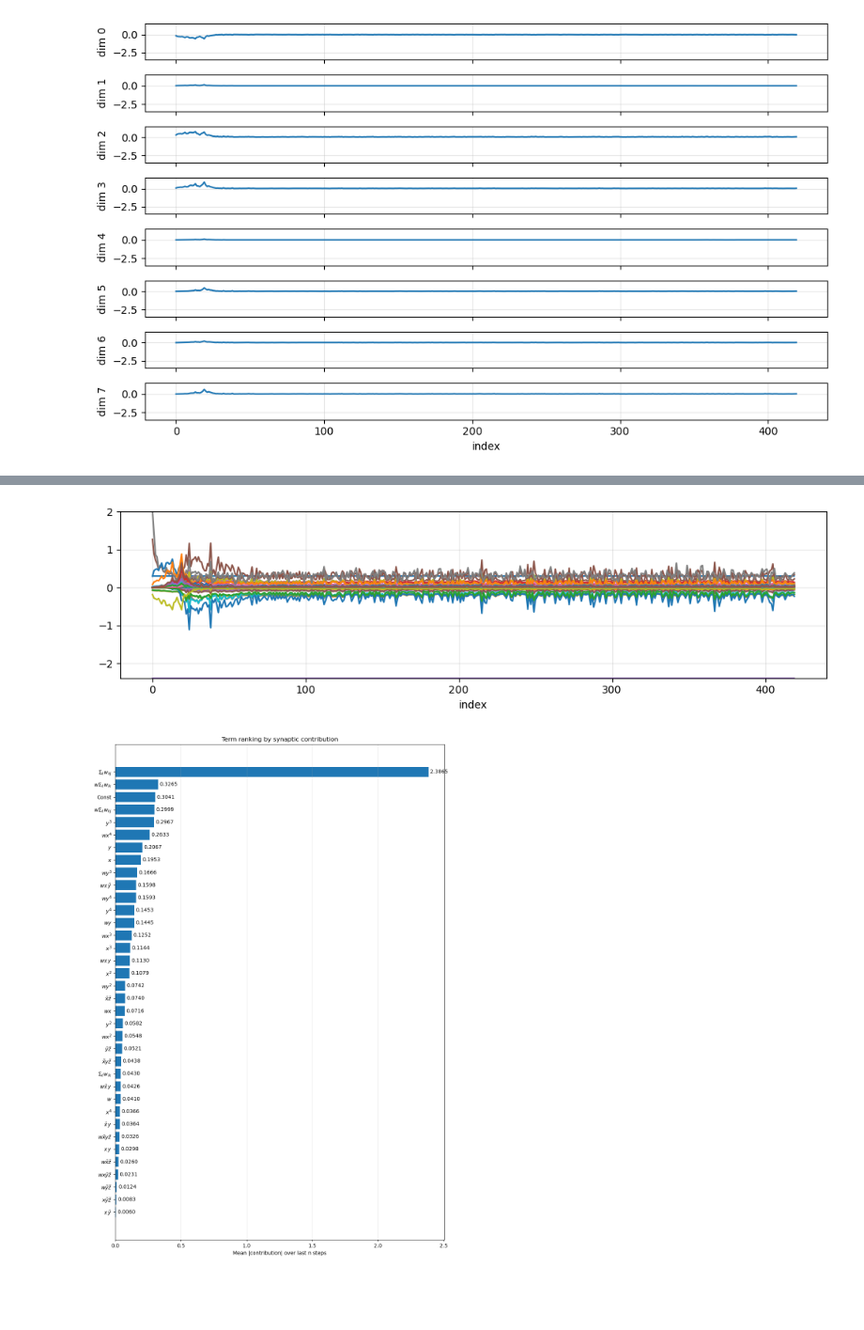
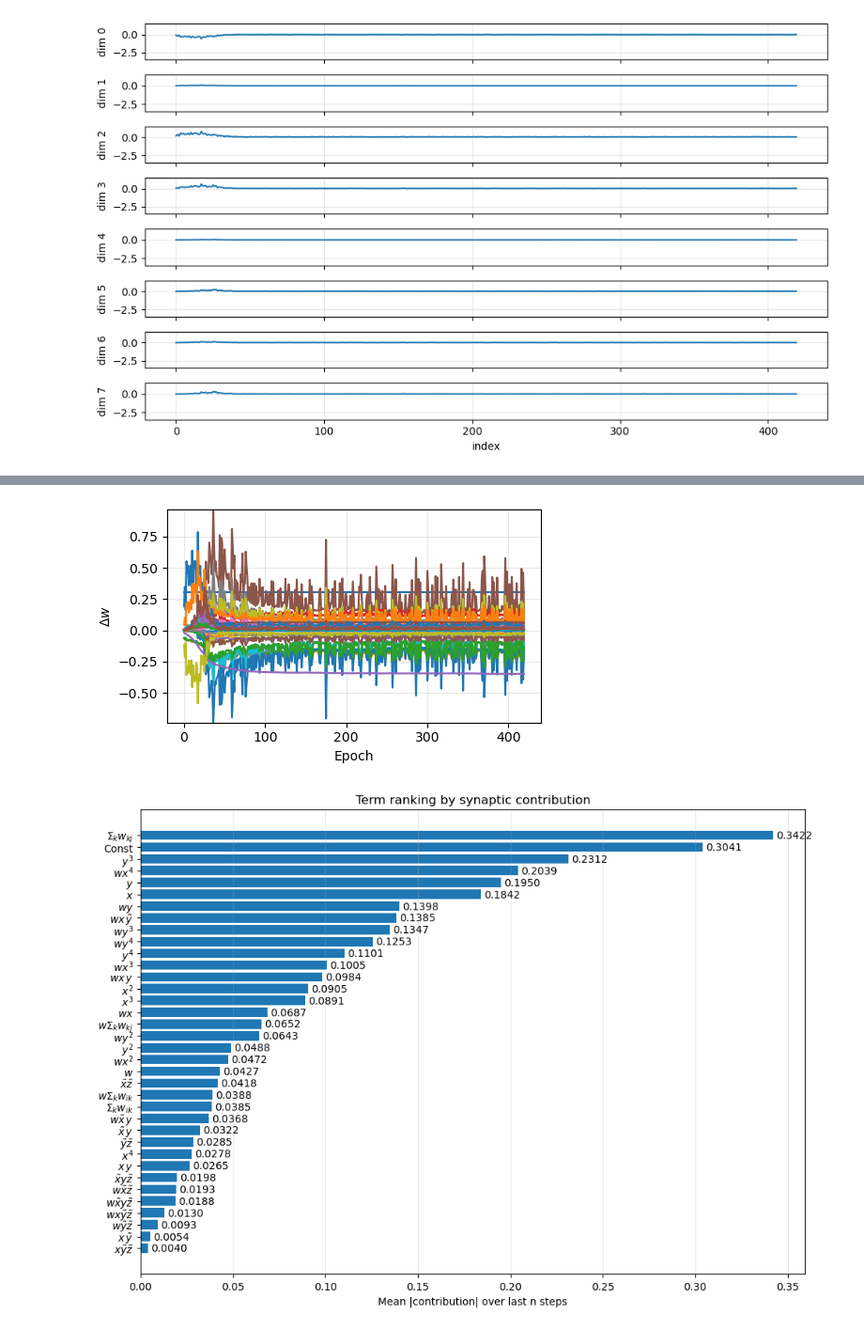
Before and after one commit to davidgbe/automated_plasticity_discovery, a Jupyter notebook: synaptic_change_tracking.ipynb, the cells around one changed output, grey strips where cells are left out. Shown at 94% size. Saved outputs shown, nothing was run; the diff lists cells and outputs as text; code cells hidden in the pictures; blank space fills up the shorter version.

Commit message:
updates on plotting r^2 against weight change rate:

```diff
--- a/synaptic_change_tracking.ipynb
+++ b/synaptic_change_tracking.ipynb
@@ -102,10 +102,10 @@ def load_numpy(data_path, last_n=None):
     return data
 # %%
 syn_change_paths = [
-    'sims_out/n5_long_min_pactive_0p25_diag_small_bump_test_001103_1.0_inp_0.27_het_0_shift_1_TH_0_STD_EXPL_0.001__L1_PENALTY_5e-07_ACT_PEN_50.0_CHANGEP_0.0_SEED_2000_2026-03-31_11:20:48.082677_run_None',
+    'sims_out/n5_long_min_pactive_0p25_diag_small_bump_test_001103_1.0_inp_0.27_het_0_shift_1_TH_0_STD_EXPL_0.001__L1_PENALTY_5e-07_ACT_PEN_50.0_CHANGEP_0.0_SEED_2000_2026-04-01_16:19:11.558507_run_None',
 ]
 
-syn_changes = load_numpy(os.path.join(syn_change_paths[0], 'syn_changes/net_007.npy')).squeeze()
+syn_changes = load_numpy(os.path.join(syn_change_paths[0], 'syn_changes/net_005.npy')).squeeze()
 # %%
 print(syn_changes.shape)
 # %% [output]
@@ -170,10 +178,13 @@ graph_terms_bar(syn_changes, 28 * 3, 28 * 3 + 8, ylim=(-200, 200))
 # %%
-def graph_terms_thresh(syn_changes, term_indices, rule_names, ylim=None, n=None, threshold=0):
+def graph_terms_thresh(syn_changes, term_indices, rule_names, ylim=None, n=None, threshold=0, first_n=False):
     # Determine which indices pass the threshold filter
     if n is None:
         window = syn_changes
     else:
-        window = syn_changes[-n:]
+        if not first_n:
+            window = syn_changes[-n:]
+        else:
+            window = syn_changes[:n]
 
     filtered_indices = [
         x_i for x_i in term_indices
@@ -184,7 +195,7 @@ def graph_terms_thresh(syn_changes, term_indices, rule_names, ylim=None, n=None,
         print("No terms exceed the threshold.")
         return
 
-    fig, axes = plt.subplots(1, 1, figsize=(10, 3), sharex=True)
+    fig, axes = plt.subplots(1, 1, figsize=(5, 3), sharex=True)
     if ylim is None:
         y_max = syn_changes[:, filtered_indices].max()
         y_min = syn_changes[:, filtered_indices].min()
@@ -195,7 +206,8 @@ def graph_terms_thresh(syn_changes, term_indices, rule_names, ylim=None, n=None,
         axes.plot(np.arange(syn_changes.shape[0]), syn_changes[:, x_i])
     axes.set_ylim(y_min, y_max)
     axes.grid(True, alpha=0.3)
-    axes.set_xlabel('index')
+    axes.set_xlabel('Epoch')
+    axes.set_ylabel(r'$\Delta w$')
     plt.tight_layout()
     plt.show()
 
@@ -205,7 +217,7 @@ def graph_terms_thresh(syn_changes, term_indices, rule_names, ylim=None, n=None,
     names = [rule_names[x_i] for x_i in sorted_indices]
     values = [contributions[x_i] for x_i in sorted_indices]
 
-    fig2, ax2 = plt.subplots(figsize=(10, max(3, len(names) * 0.4)))
+    fig2, ax2 = plt.subplots(figsize=(10, max(3, len(names) * 0.2)))
     bars = ax2.barh(names, values)
     ax2.invert_yaxis()
     ax2.set_xlabel('Mean |contribution| over last n steps')
@@ -217,9 +238,9 @@ def graph_terms_thresh(syn_changes, term_indices, rule_names, ylim=None, n=None,
 # %%
 term_indicies = np.concatenate([
     np.arange(0, 28),
     np.arange(28 * 3, 28 * 3 + 8),
 ])
-graph_terms_thresh(syn_changes, term_indicies, rule_names, threshold=0)
+graph_terms_thresh(syn_changes, term_indicies, rule_names, threshold=0, n=-100)
 # %% [output]
-[figure, old version]
+[figure, new version]
-[figure, old version]
+[figure, new version]
```
Also changed, not shown: parts of 10 cells of this notebook, 5 other files.
